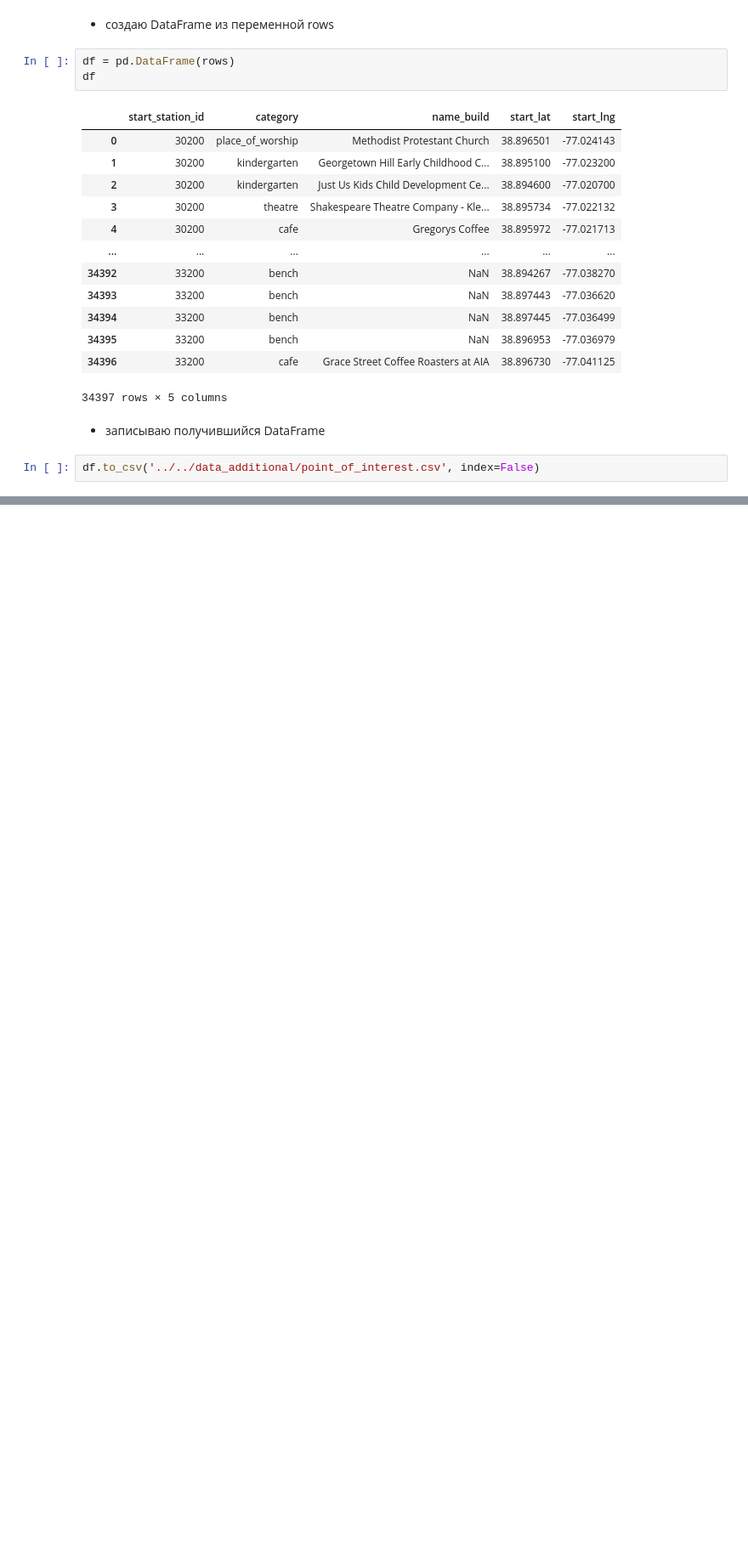
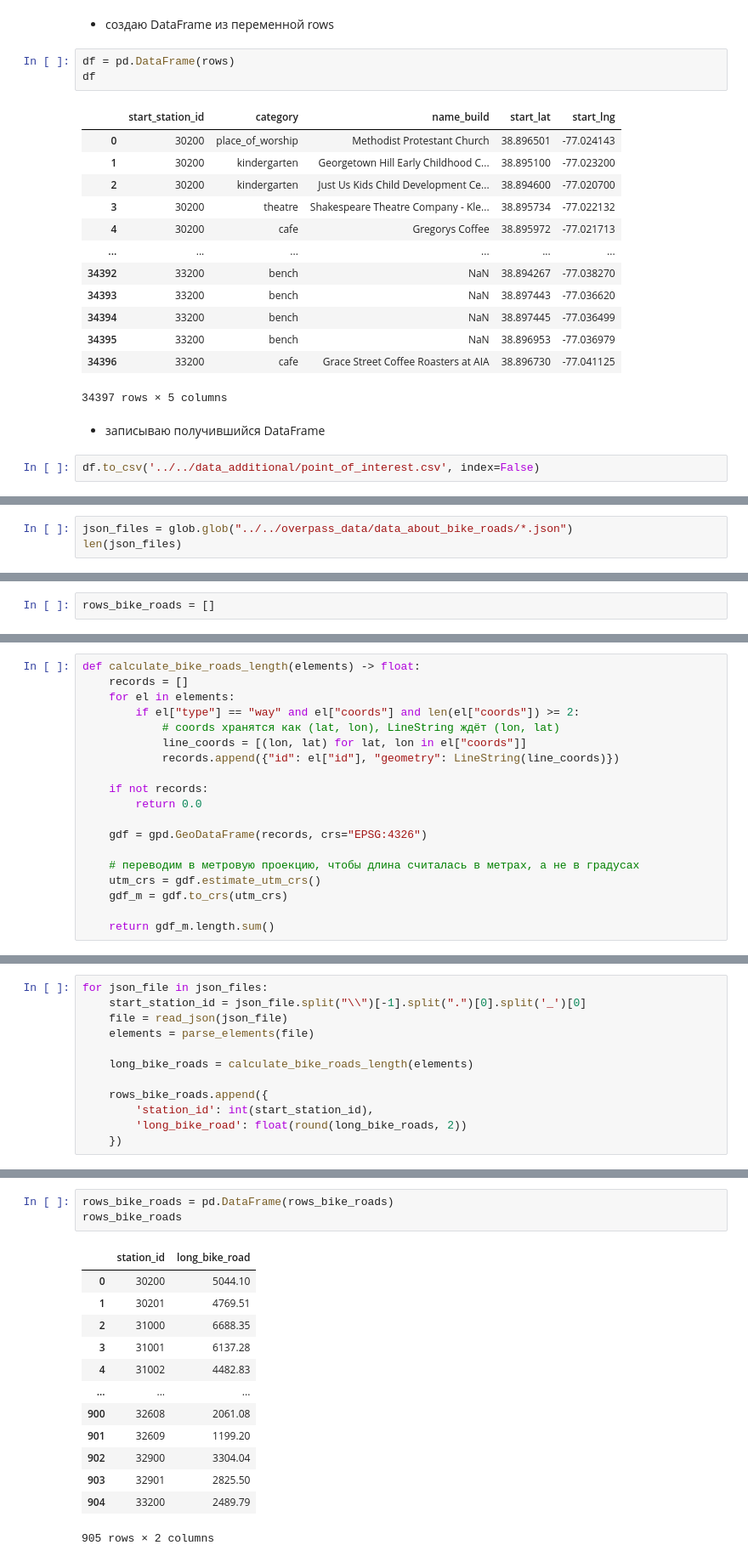
Before and after one commit to sheshukoff/analyze_bike_share, a Jupyter notebook: stages_of_analysis/2_data_collection/3_collect_data_to_station_list.ipynb, the cells around one changed output, grey strips where cells are left out. Shown at 85% size. Drawn from its saved outputs; the diff is of its cells as text; blank space fills up the shorter version.

```diff
--- a/stages_of_analysis/2_data_collection/3_collect_data_to_station_list.ipynb
+++ b/stages_of_analysis/2_data_collection/3_collect_data_to_station_list.ipynb
@@ -122,0 +249,3 @@ df.to_csv('../../data_additional/point_of_interest.csv', index=False)
+# %%
+json_files = glob.glob("../../overpass_data/data_about_bike_roads/*.json")
+len(json_files)
@@ -122,0 +256,2 @@ df.to_csv('../../data_additional/point_of_interest.csv', index=False)
+# %%
+rows_bike_roads = []
@@ -122,0 +283,19 @@ df.to_csv('../../data_additional/point_of_interest.csv', index=False)
+# %%
+def calculate_bike_roads_length(elements) -> float:
+    records = []
+    for el in elements:
+        if el["type"] == "way" and el["coords"] and len(el["coords"]) >= 2:
+            # coords хранятся как (lat, lon), LineString ждёт (lon, lat)
+            line_coords = [(lon, lat) for lat, lon in el["coords"]]
+            records.append({"id": el["id"], "geometry": LineString(line_coords)})
+
+    if not records:
+        return 0.0
+
+    gdf = gpd.GeoDataFrame(records, crs="EPSG:4326")
+
+    # переводим в метровую проекцию, чтобы длина считалась в метрах, а не в градусах
+    utm_crs = gdf.estimate_utm_crs()
+    gdf_m = gdf.to_crs(utm_crs)
+
+    return gdf_m.length.sum()
@@ -122,0 +304,12 @@ df.to_csv('../../data_additional/point_of_interest.csv', index=False)
+# %%
+for json_file in json_files:
+    start_station_id = json_file.split("\\")[-1].split(".")[0].split('_')[0]
+    file = read_json(json_file)
+    elements = parse_elements(file)
+
+    long_bike_roads = calculate_bike_roads_length(elements)
+
+    rows_bike_roads.append({
+        'station_id': int(start_station_id),
+        'long_bike_road': float(round(long_bike_roads, 2))
+    })
@@ -122,0 +318,17 @@ df.to_csv('../../data_additional/point_of_interest.csv', index=False)
+# %%
+rows_bike_roads = pd.DataFrame(rows_bike_roads)
+rows_bike_roads
+# %% [output]
+|  | station_id | long_bike_road |
+| 0 | 30200 | 5044.10 |
+| 1 | 30201 | 4769.51 |
+| 2 | 31000 | 6688.35 |
+| 3 | 31001 | 6137.28 |
+| 4 | 31002 | 4482.83 |
+| ... | ... | ... |
+| 900 | 32608 | 2061.08 |
+| 901 | 32609 | 1199.20 |
+| 902 | 32900 | 3304.04 |
+| 903 | 32901 | 2825.50 |
+| 904 | 33200 | 2489.79 |
+905 rows × 2 columns
```
Also changed, not shown: parts of 29 cells of this notebook.
